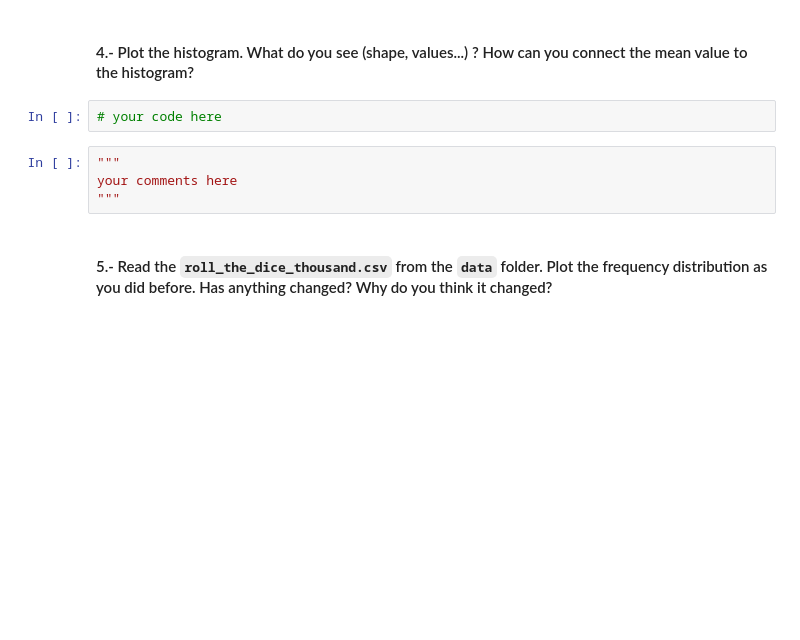
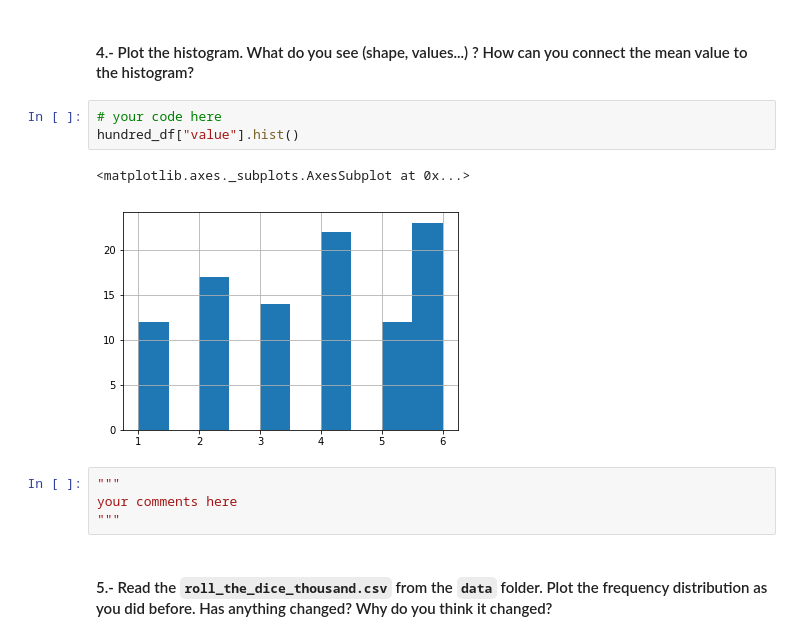
Before and after one commit to ta-data-bcn/descriptive-stats, a Jupyter notebook: your-code/main.ipynb, the cells around one changed output. Cells and saved outputs as stored; diff of their text form; blank space fills up the shorter version.

```diff
--- a/your-code/main.ipynb
+++ b/your-code/main.ipynb
@@ -108,6 +281,10 @@ your comments here
 #### 4.- Plot the histogram. What do you see (shape, values...) ? How can you connect the mean value to the histogram?
 # %%
 # your code here
+hundred_df["value"].hist()
+# %% [output]
+<matplotlib.axes._subplots.AxesSubplot at 0x...>
+[figure, added]
 # %%
 """
 your comments here
```
Also changed, not shown: parts of 36 cells of this notebook.
